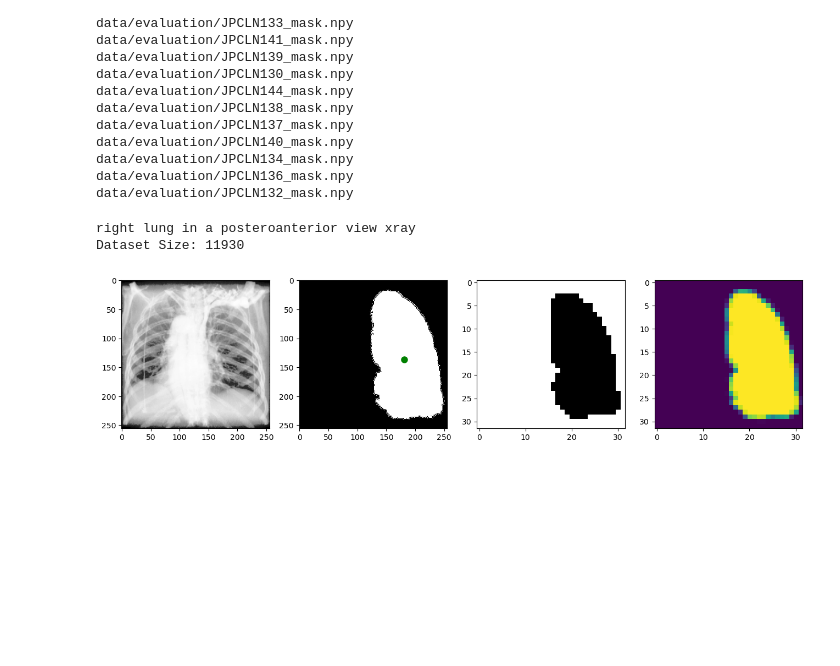
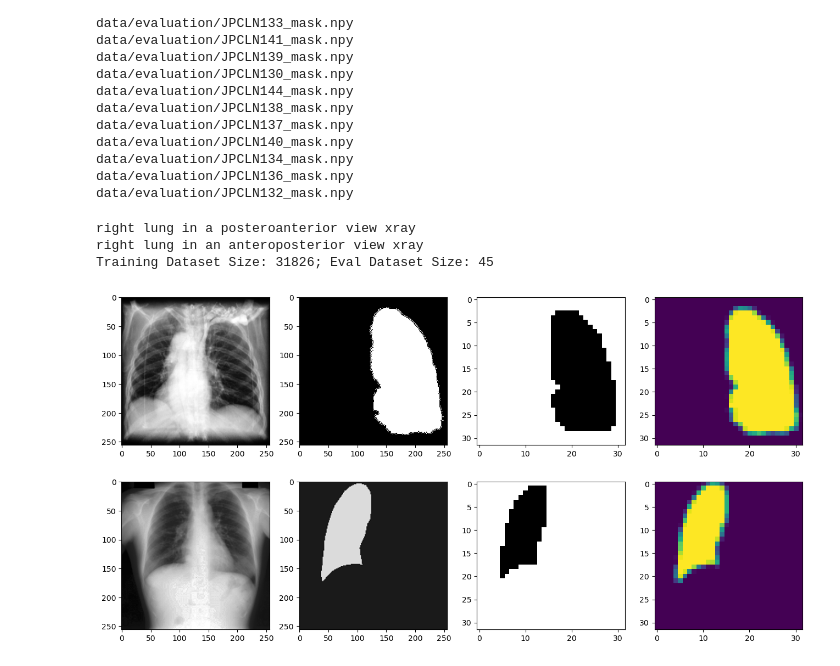
Before and after one commit to alvinzhengq/xray-segmentation, a Jupyter notebook: vit.ipynb, the cells around one changed output. Drawn from its saved outputs; the diff is of its cells as text; code cells hidden in the pictures; blank space fills up the shorter version.

```diff
--- a/vit.ipynb
+++ b/vit.ipynb
@@ -341,6 +352,7 @@ with open("data/training/labels.csv", "r", encoding="utf-8") as f:
         if not skip_row:
             label_map.append((row["name"].replace("_", " "), [int(row["id"]) - 1]))
 
+
 matches = glob.glob("data/training/all_ap_pa/**/*.npy", recursive=True)
 train_data: List[Datapoint] = []
 view_map = {
@@ -354,20 +366,24 @@ view_map = {
     "RLAT": "right lateral",
 }
 
+
 for i, file_path in enumerate(matches):
-    print(file_path, i / len(matches) * 100)
+    print(f"{i / len(matches) * 100:.2f}% done, {len(train_data)} points.")
 
     view = view_map[os.path.basename(file_path).rstrip("_labels.npy")]
     name = file_path.rstrip("_labels.npy")
 
-    images = np.load(file_path)[1:]
     base = np.asarray(Image.open(f"{name}_base.png").convert("L").getdata())
+    if (np.count_nonzero(base) / IMAGE_SIZE**2) < 0.6:
+        continue
+
     base = rearrange(
         torch.tensor(base / 255, dtype=torch.float32),
         "(h w) -> 1 h w",
         h=IMAGE_SIZE,
-    )
-    base = v2.Normalize(mean=[0.5], std=[0.5]).forward(base).numpy()
+    ).numpy()
+
+    images = np.load(file_path)[1:]
 
     for _, (structure, idxs) in enumerate(label_map):
         try:
@@ -379,7 +395,7 @@ for i, file_path in enumerate(matches):
         if mask is None:
             continue
 
-        p1 = np.percentile(mask.flatten(), [5])
+        p1 = np.percentile(mask.flatten(), [2])
         mask = (mask > p1).astype(np.float32)
 
         center = find_mask_center(rearrange(mask * 255, "c h w -> h w c"))
@@ -487,34 +519,38 @@ data/evaluation/JPCLN136_mask.npy
 data/evaluation/JPCLN132_mask.npy
 # %%
 import matplotlib.pyplot as plt
+
 
 train_dataset = SegmentationDataset(train_data)
 eval_dataset = SegmentationDataset(eval_data)
 
-fig, axs = plt.subplots(nrows=2, ncols=4, figsize=(16, 16))
+
+fig, axs = plt.subplots(nrows=2, ncols=4, figsize=(16, 8))
 
 prompt, base, binary, count, mask, center = train_dataset.get_random(structure="lung")
-axs[0, 0].imshow(rearrange((base.numpy() + 1.0) / 2, "c h w -> h w c"), cmap="gray")
+axs[0, 0].imshow(rearrange(base.numpy() * 0.5 + 0.5, "c h w -> h w c"), cmap="gray")
 axs[0, 1].imshow(rearrange(mask.numpy(), "c h w -> h w c"), cmap="gray")
 axs[0, 2].imshow(binary.numpy(), cmap="binary", vmin=0, vmax=1)
 axs[0, 3].imshow(count.numpy())
 
 print(train_dataset.sentence_from_tensor(prompt))
 
+
 prompt, base, binary, count, mask, center = eval_dataset.get_random(structure="lung")
-axs[0, 0].imshow(rearrange((base.numpy() + 1.0) / 2, "c h w -> h w c"), cmap="gray")
-axs[0, 1].imshow(rearrange(mask.numpy(), "c h w -> h w c"), cmap="gray")
-axs[0, 2].imshow(binary.numpy(), cmap="binary", vmin=0, vmax=1)
-axs[0, 3].imshow(count.numpy())
+axs[1, 0].imshow(rearrange(base.numpy() * 0.5 + 0.5, "c h w -> h w c"), cmap="gray")
+axs[1, 1].imshow(rearrange(mask.numpy(), "c h w -> h w c"), cmap="gray")
+axs[1, 2].imshow(binary.numpy(), cmap="binary", vmin=0, vmax=1)
+axs[1, 3].imshow(count.numpy())
 
 print(eval_dataset.sentence_from_tensor(prompt))
 print(
     f"Training Dataset Size: {len(train_dataset)}; Eval Dataset Size: {len(eval_dataset)}"
 )
 # %% [output]
 right lung in a posteroanterior view xray
-Dataset Size: 11930
+right lung in an anteroposterior view xray
+Training Dataset Size: 31826; Eval Dataset Size: 45
-[figure, old version]
+[figure, new version]
 # %%
 def get_lr(step, warmup_steps):
     if step < warmup_steps:
```
Also changed, not shown: parts of 13 cells of this notebook, 3 other files.
